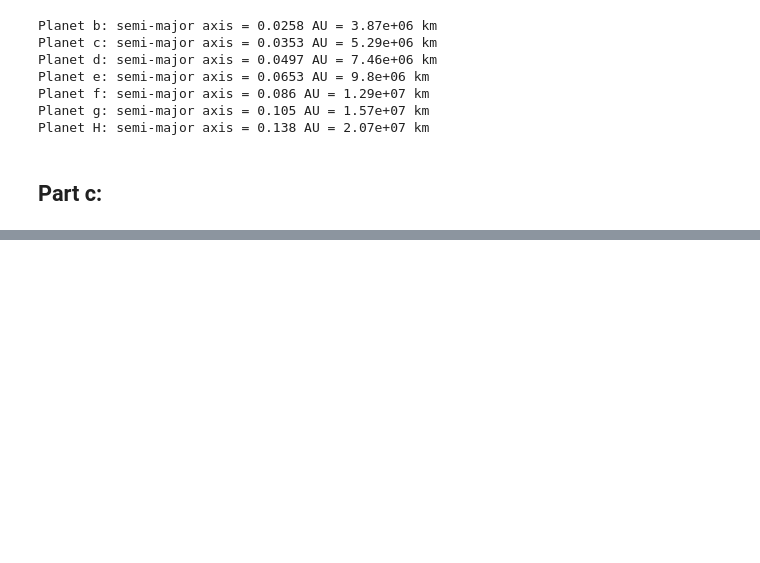
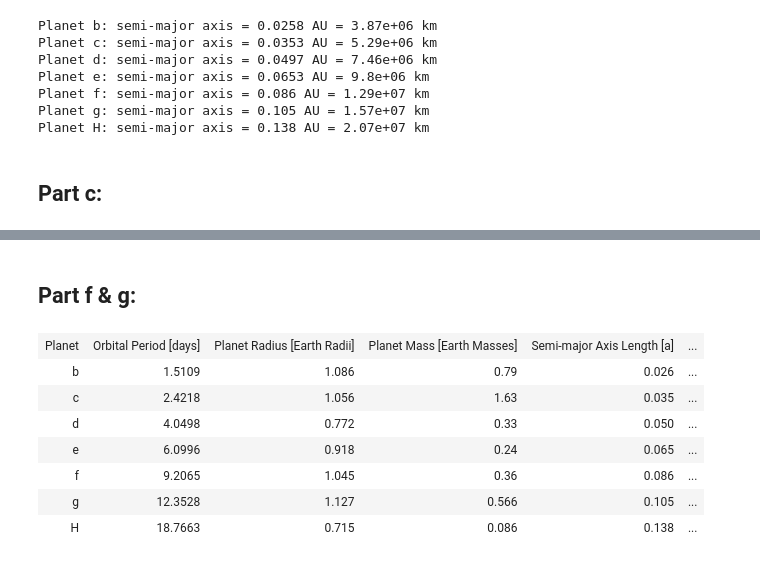
Before and after one commit to zeapsu/phys-40, a Jupyter notebook: labs/lab12.ipynb, the cells around one changed output, grey strips where cells are left out. Drawn from its saved outputs; the diff is of its cells as text; code cells hidden in the pictures; blank space fills up the shorter version.

```diff
--- a/labs/lab12.ipynb
+++ b/labs/lab12.ipynb
@@ -135,0 +118,55 @@ semiMajorAxisLength[0]
+# %% [markdown]
+## Part f & g:
+# %%
+##########  Data Table  ##############################################
+class ListTable(list):
+    """ Overridden list class which takes a 2-dimensional list of
+        the form [[1,2,3],[4,5,6]], and renders an HTML Table in
+        IPython Notebook. """
+
+    def _repr_html_(self):
+        html = ["<table>"]
+        for row in self:
+            html.append("<tr>")
+
+            for col in row:
+                html.append("<td>{0}</td>".format(col))
+
+            html.append("</tr>")
+        html.append("</table>")
+        return ''.join(html)
+######################################################################
+# %%
+# turn star mass into kg
+massStar = 0.08 * massSun # solar mass is a ratio of the sun's mass
+
+# turn a from AU to m for orbital energy calculations
+a_m = a * au * 1e3
+
+# turn AU into m for orbital energy calculations
+au_m = au * 1e3
+
+# compute total orbital energy and express in Earth Units
+def totalOrbitalEnergy(a, planetMass):
+    energy = -G * massStar * planetMass / (2 * a)
+    energyEarthSun = -G * massSun * massEarth / (2 * au_m)
+    earthUnits = energy / energyEarthSun # in Earth Units i.e. ratio of energy of trappist-1 planets to earth-sun energy
+    return earthUnits
+
+# vector for total orbital energy
+totalEnergy = array([totalOrbitalEnergy(a_m[i], planetMassKg[i]) for i in range(len(a))])
+
+table = ListTable()
+table.append(['Planet','Orbital Period [days]','Planet Radius [Earth Radii]','Planet Mass [Earth Masses]','Semi-major Axis Length [a]', 'Total Orbital Energy [E]'])
+for item in range(len(a)):
+    table.append([f'{planets[item]}',f'{orbitalPeriods[item]:.4f}',f'{planetRadius[item]:.3f}',f'{planetMass[item]:.3}',f'{a[item]:.3f}', f'{totalEnergy[item]:.3f}'])
+table
+# %% [output]
+| Planet | Orbital Period [days] | Planet Radius [Earth Radii] | Planet Mass [Earth Masses] | Semi-major Axis Length [a] | ... |
+| b | 1.5109 | 1.086 | 0.79 | 0.026 | ... |
+| c | 2.4218 | 1.056 | 1.63 | 0.035 | ... |
+| d | 4.0498 | 0.772 | 0.33 | 0.050 | ... |
+| e | 6.0996 | 0.918 | 0.24 | 0.065 | ... |
+| f | 9.2065 | 1.045 | 0.36 | 0.086 | ... |
+| g | 12.3528 | 1.127 | 0.566 | 0.105 | ... |
+| H | 18.7663 | 0.715 | 0.086 | 0.138 | ... |
```
Also changed, not shown: parts of 14 cells of this notebook.
